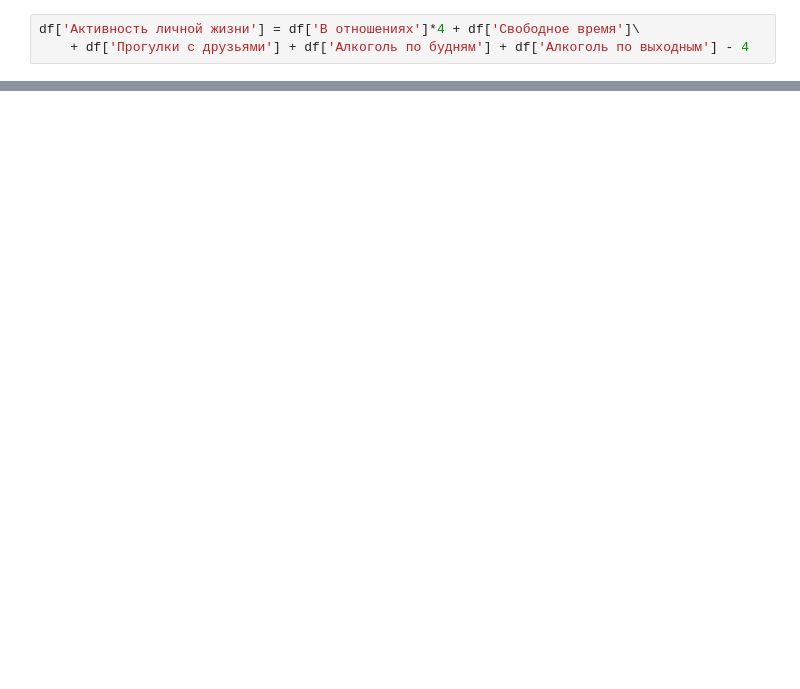
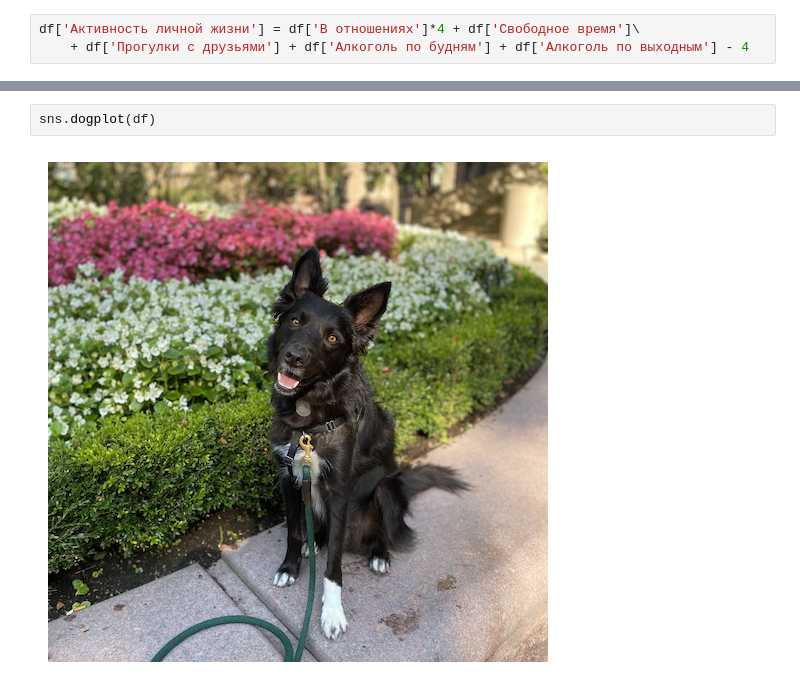
Before and after one commit to GaganovAlexander/BDST-course-paper, a Jupyter notebook: main.ipynb, the cells around one changed output, grey strips where cells are left out. Saved outputs shown, nothing was run; the diff lists cells and outputs as text; blank space fills up the shorter version.

```diff
--- a/main.ipynb
+++ b/main.ipynb
@@ -214,0 +216,4 @@ ax.legend()
+# %%
+sns.dogplot(df)
+# %% [output]
+[figure, added]
```
Also changed, not shown: parts of 8 cells of this notebook, 1 other file.
